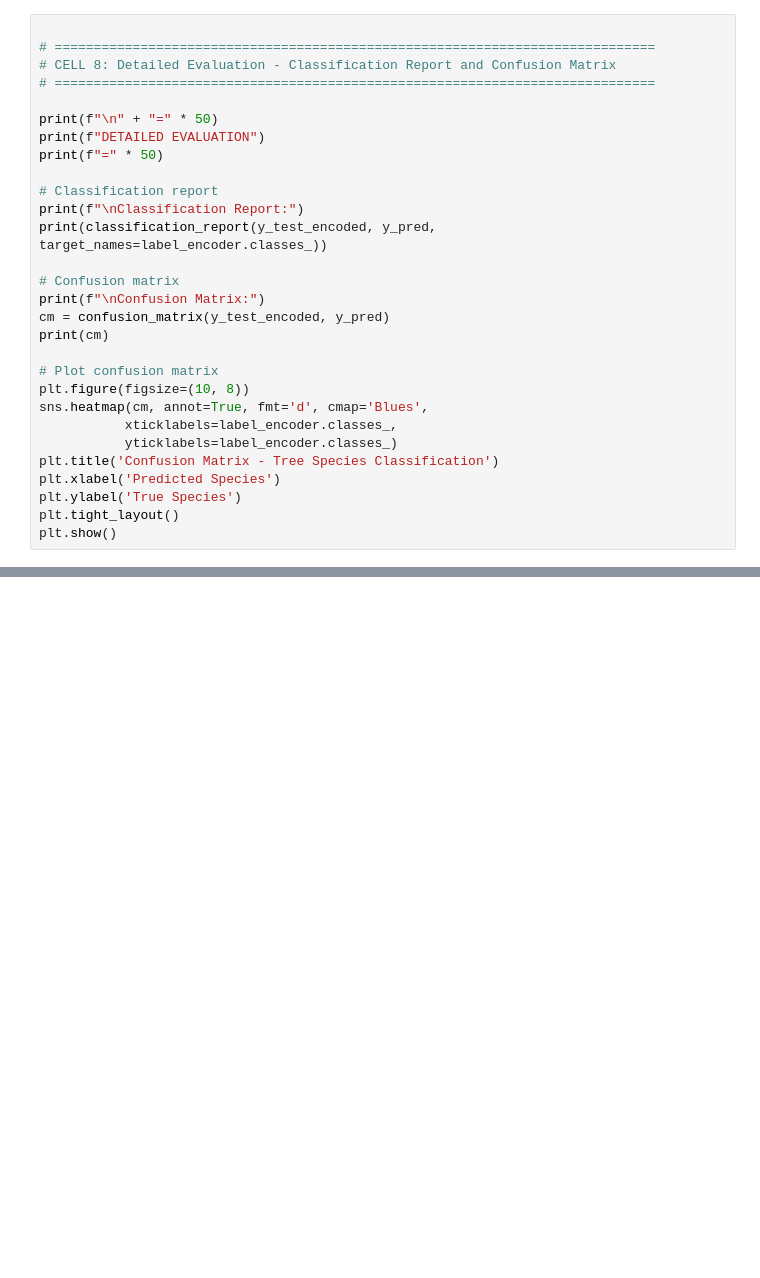
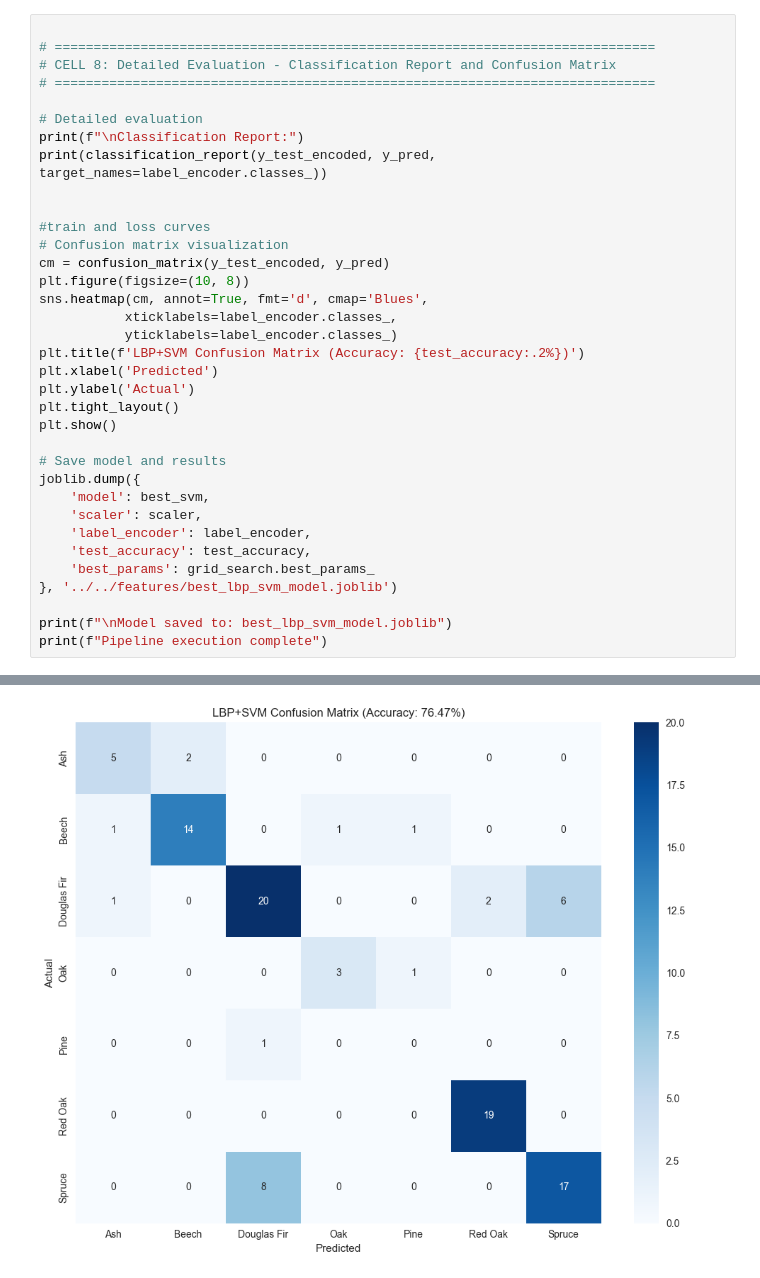
Before and after one commit to aarab-ayoub/Tree_Species_Classification, a Jupyter notebook: notebooks/Classification Methods/Indirect_Methods_2D_Multi-view/lbp_svm_pipeline.ipynb, the cells around one changed output, grey strips where cells are left out. Drawn from its saved outputs; the diff is of its cells as text; blank space fills up the shorter version.

```diff
--- a/notebooks/Classification Methods/Indirect_Methods_2D_Multi-view/lbp_svm_pipeline.ipynb
+++ b/notebooks/Classification Methods/Indirect_Methods_2D_Multi-view/lbp_svm_pipeline.ipynb
@@ -348,26 +262,33 @@ print(f"Test Accuracy: {test_accuracy:.4f}")
 # CELL 8: Detailed Evaluation - Classification Report and Confusion Matrix
 # =============================================================================
 
-print(f"\n" + "=" * 50)
-print(f"DETAILED EVALUATION")
-print(f"=" * 50)
-
-# Classification report
+# Detailed evaluation
 print(f"\nClassification Report:")
 print(classification_report(y_test_encoded, y_pred, target_names=label_encoder.classes_))
 
-# Confusion matrix
-print(f"\nConfusion Matrix:")
+
+#train and loss curves
+# Confusion matrix visualization
 cm = confusion_matrix(y_test_encoded, y_pred)
-print(cm)
-
-# Plot confusion matrix
 plt.figure(figsize=(10, 8))
 sns.heatmap(cm, annot=True, fmt='d', cmap='Blues',
            xticklabels=label_encoder.classes_,
            yticklabels=label_encoder.classes_)
-plt.title('Confusion Matrix - Tree Species Classification')
-plt.xlabel('Predicted Species')
-plt.ylabel('True Species')
+plt.title(f'LBP+SVM Confusion Matrix (Accuracy: {test_accuracy:.2%})')
+plt.xlabel('Predicted')
+plt.ylabel('Actual')
 plt.tight_layout()
 plt.show()
+
+# Save model and results
+joblib.dump({
+    'model': best_svm,
+    'scaler': scaler,
+    'label_encoder': label_encoder,
+    'test_accuracy': test_accuracy,
+    'best_params': grid_search.best_params_
+}, '../../features/best_lbp_svm_model.joblib')
+
+print(f"\nModel saved to: best_lbp_svm_model.joblib")
+print(f"Pipeline execution complete")
+# %% [output]
@@ -373,0 +309 @@ plt.show()
+[figure, added]
```
Also changed, not shown: parts of 12 cells of this notebook.
